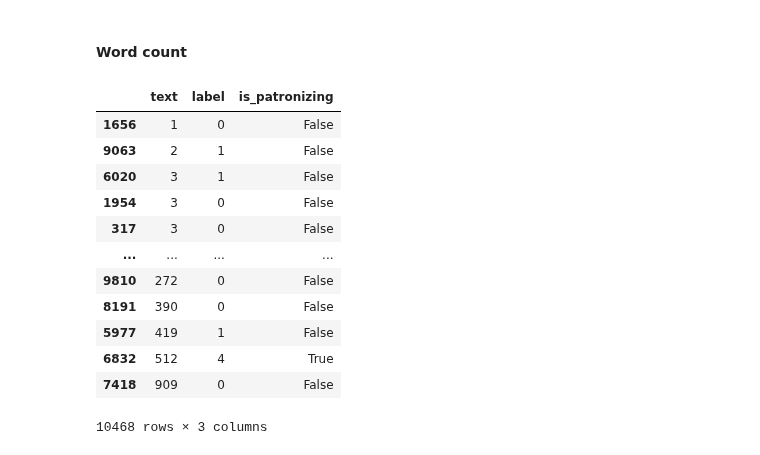
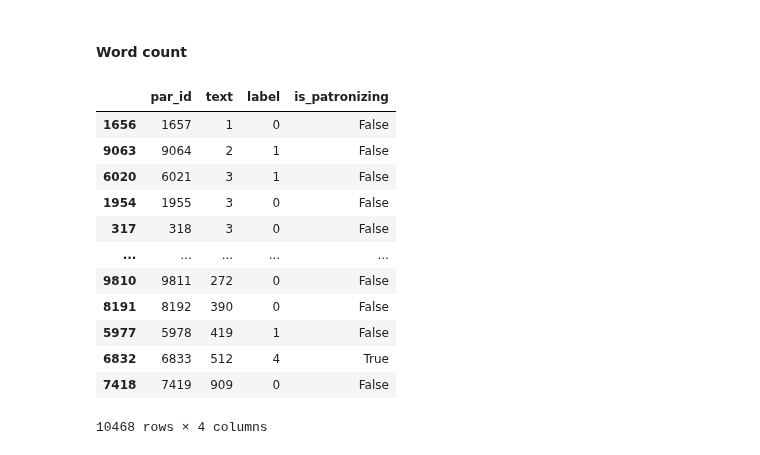
Before and after one commit to avzh1/nlp_bert_classifier, a Jupyter notebook: src/data_analysis/data_analysis.ipynb, the cells around one changed output. Saved outputs shown, nothing was run; the diff lists cells and outputs as text; code cells hidden in the pictures.

```diff
--- a/src/data_analysis/data_analysis.ipynb
+++ b/src/data_analysis/data_analysis.ipynb
@@ -328,24 +363,24 @@ plot_line_bar_for_sentence_length_by_patronizing(character_count)
 # %% [markdown]
 #### Word count
 # %%
-word_count = joined_df[['text', 'label','is_patronizing']]
+word_count = joined_df[['par_id', 'text', 'label', 'is_patronizing']]
 word_count.loc[:, ('text')] = word_count['text'].apply(lambda x: len(x.split(' ')))
 
 word_count.sort_values(by='text')
 # %% [output]
-|  | text | label | is_patronizing |
-| 1656 | 1 | 0 | False |
-| 9063 | 2 | 1 | False |
-| 6020 | 3 | 1 | False |
-| 1954 | 3 | 0 | False |
-| 317 | 3 | 0 | False |
-| ... | ... | ... | ... |
-| 9810 | 272 | 0 | False |
-| 8191 | 390 | 0 | False |
-| 5977 | 419 | 1 | False |
-| 6832 | 512 | 4 | True |
-| 7418 | 909 | 0 | False |
+|  | par_id | text | label | is_patronizing |
+| 1656 | 1657 | 1 | 0 | False |
+| 9063 | 9064 | 2 | 1 | False |
+| 6020 | 6021 | 3 | 1 | False |
+| 1954 | 1955 | 3 | 0 | False |
+| 317 | 318 | 3 | 0 | False |
+| ... | ... | ... | ... | ... |
+| 9810 | 9811 | 272 | 0 | False |
+| 8191 | 8192 | 390 | 0 | False |
+| 5977 | 5978 | 419 | 1 | False |
+| 6832 | 6833 | 512 | 4 | True |
+| 7418 | 7419 | 909 | 0 | False |
-10468 rows × 3 columns
+10468 rows × 4 columns
 # %%
 plot_histogram_for_sentence_length(word_count, labels=[0,1,2,3,4])
 plot_histogram_for_sentence_length(word_count, labels=[1,2,3,4])
```
Also changed, not shown: parts of 16 cells of this notebook, 13 other files.
